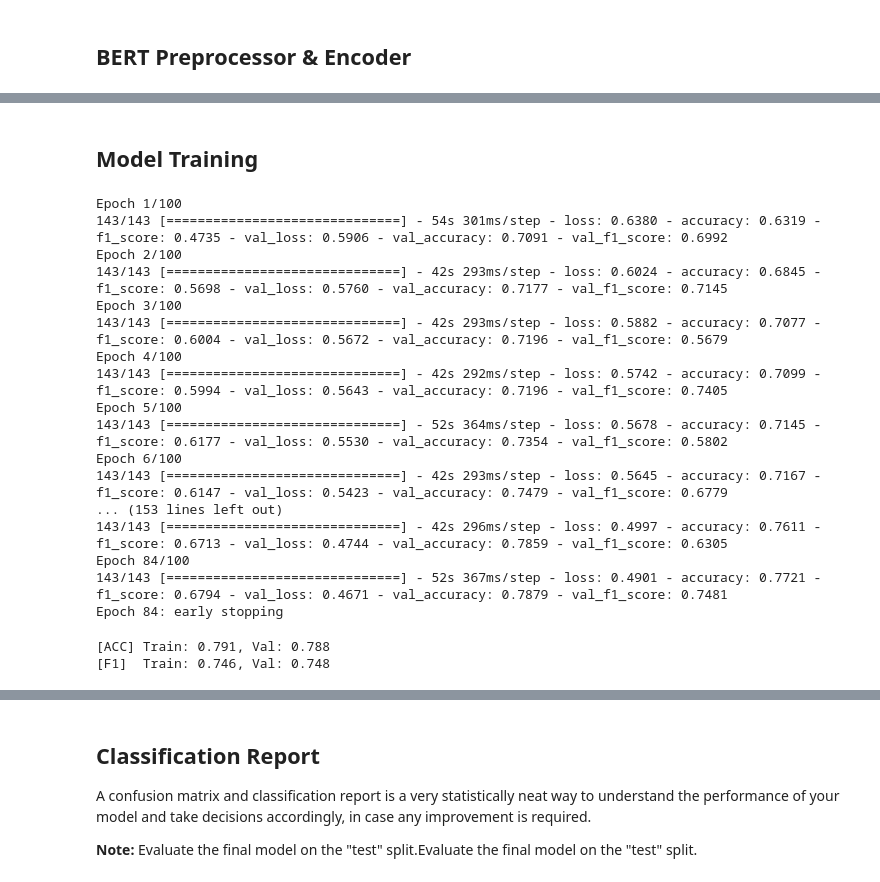
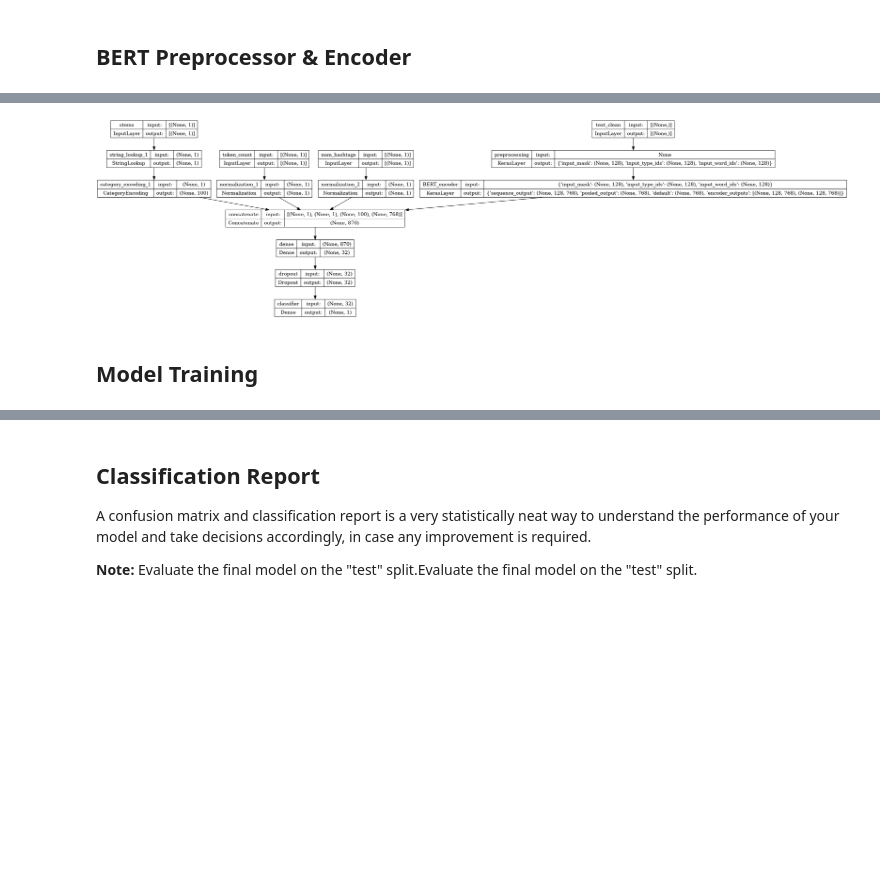
Before and after one commit to msusol/kaggle, a Jupyter notebook: notebooks/disaster-tweet-classification-tensorflow.ipynb, the cells around one changed output, grey strips where cells are left out. Cells and saved outputs as stored; diff of their text form; code cells hidden in the pictures; blank space fills up the shorter version.

```diff
--- a/notebooks/disaster-tweet-classification-tensorflow.ipynb
+++ b/notebooks/disaster-tweet-classification-tensorflow.ipynb
@@ -76,7 +83,7 @@ Name: target, dtype: int64
 # %% [markdown]
 ### Optional undersampling step
 # %%
-if False:
+if True:
     df_0_class = df[df['target']==0]
     df_1_class = df[df['target']==1]
     df_0_class_undersampled = df_0_class.sample(df_1_class.shape[0])
@@ -190,0 +249,12 @@ Process the tweets now ..
+# %%
+def get_normalization_layer(name, dataset):
+    # Create a Normalization layer for the feature.
+    normalizer = layers.Normalization(axis=None)
+
+    # Prepare a Dataset that only yields the feature.
+    feature_ds = dataset.map(lambda x, y: x[name])
+
+    # Learn the statistics of the data.
+    normalizer.adapt(feature_ds)
+
+    return normalizer
@@ -191,26 +320,2 @@ Process the tweets now ..
 # %% [markdown]
 ## BERT Preprocessor & Encoder
-# %%
-def build_model():
-    bert_preprocess = hub.KerasLayer("https://tfhub.dev/tensorflow/bert_en_uncased_preprocess/3")
-    bert_encoder = hub.KerasLayer("https://tfhub.dev/tensorflow/bert_en_uncased_L-12_H-768_A-12/4")
-
-    text_input = tf.keras.layers.Input(shape=(), dtype=tf.string, name='text-layer')
-    preprocessed_text = bert_preprocess(text_input)
-    outputs = bert_encoder(preprocessed_text)
-
-    d_layer = tf.keras.layers.Dropout(0.1, name='dropout-layer')(outputs['pooled_output'])
-    d_layer = tf.keras.layers.Dense(1, activation='sigmoid', name='output')(d_layer)
-
-    model = tf.keras.Model(inputs=[text_input], outputs = [d_layer])
-
-    metrics = [
-        tf.keras.metrics.BinaryAccuracy(name='accuracy'),
-        tf.keras.metrics.Recall(name='f1_score')
-    ]
-
-    model.compile(optimizer='adam', loss='binary_crossentropy', metrics=metrics)
-    return model
-
-model = build_model()
-model.summary()
@@ -244,35 +551,6 @@ X_train, X_val, y_train, y_val = train_test_split(X_train, y_train, test_size=0.
+# %%
+tf.keras.utils.plot_model(model, show_shapes=True) #, rankdir="LR")
+# %% [output]
+[figure, added]
 # %% [markdown]
 ## Model Training
-# %%
-# Use Accuracy: Update the example to monitor accuracy on the test dataset rather than loss,
-# and plot learning curves showing accuracy.
-es = EarlyStopping(monitor='val_loss', mode='auto', verbose=1, patience=7)
-
-history = model.fit(X_train, y_train, validation_data=(X_val, y_val), epochs=100, callbacks=[es])
-# %% [output]
-Epoch 1/100
-143/143 [==============================] - 54s 301ms/step - loss: 0.6380 - accuracy: 0.6319 - f1_score: 0.4735 - val_loss: 0.5906 - val_accuracy: 0.7091 - val_f1_score: 0.6992
-Epoch 2/100
-143/143 [==============================] - 42s 293ms/step - loss: 0.6024 - accuracy: 0.6845 - f1_score: 0.5698 - val_loss: 0.5760 - val_accuracy: 0.7177 - val_f1_score: 0.7145
-Epoch 3/100
-143/143 [==============================] - 42s 293ms/step - loss: 0.5882 - accuracy: 0.7077 - f1_score: 0.6004 - val_loss: 0.5672 - val_accuracy: 0.7196 - val_f1_score: 0.5679
-Epoch 4/100
-143/143 [==============================] - 42s 292ms/step - loss: 0.5742 - accuracy: 0.7099 - f1_score: 0.5994 - val_loss: 0.5643 - val_accuracy: 0.7196 - val_f1_score: 0.7405
-Epoch 5/100
-143/143 [==============================] - 52s 364ms/step - loss: 0.5678 - accuracy: 0.7145 - f1_score: 0.6177 - val_loss: 0.5530 - val_accuracy: 0.7354 - val_f1_score: 0.5802
-Epoch 6/100
-143/143 [==============================] - 42s 293ms/step - loss: 0.5645 - accuracy: 0.7167 - f1_score: 0.6147 - val_loss: 0.5423 - val_accuracy: 0.7479 - val_f1_score: 0.6779
-... (153 lines left out)
-143/143 [==============================] - 42s 296ms/step - loss: 0.4997 - accuracy: 0.7611 - f1_score: 0.6713 - val_loss: 0.4744 - val_accuracy: 0.7859 - val_f1_score: 0.6305
-Epoch 84/100
-143/143 [==============================] - 52s 367ms/step - loss: 0.4901 - accuracy: 0.7721 - f1_score: 0.6794 - val_loss: 0.4671 - val_accuracy: 0.7879 - val_f1_score: 0.7481
-Epoch 84: early stopping
-# %%
-train_loss, train_acc, train_f1 = model.evaluate(X_train, y_train, verbose=0)
-val_loss, val_acc, val_f1 = model.evaluate(X_val, y_val, verbose=0)
-
-print('[ACC] Train: %.3f, Val: %.3f' % (train_acc, val_acc))
-print('[F1]  Train: %.3f, Val: %.3f' % (train_f1, val_f1))
-# %% [output]
-[ACC] Train: 0.791, Val: 0.788
-[F1]  Train: 0.746, Val: 0.748
```
Also changed, not shown: parts of 33 cells of this notebook, 1 other file.
